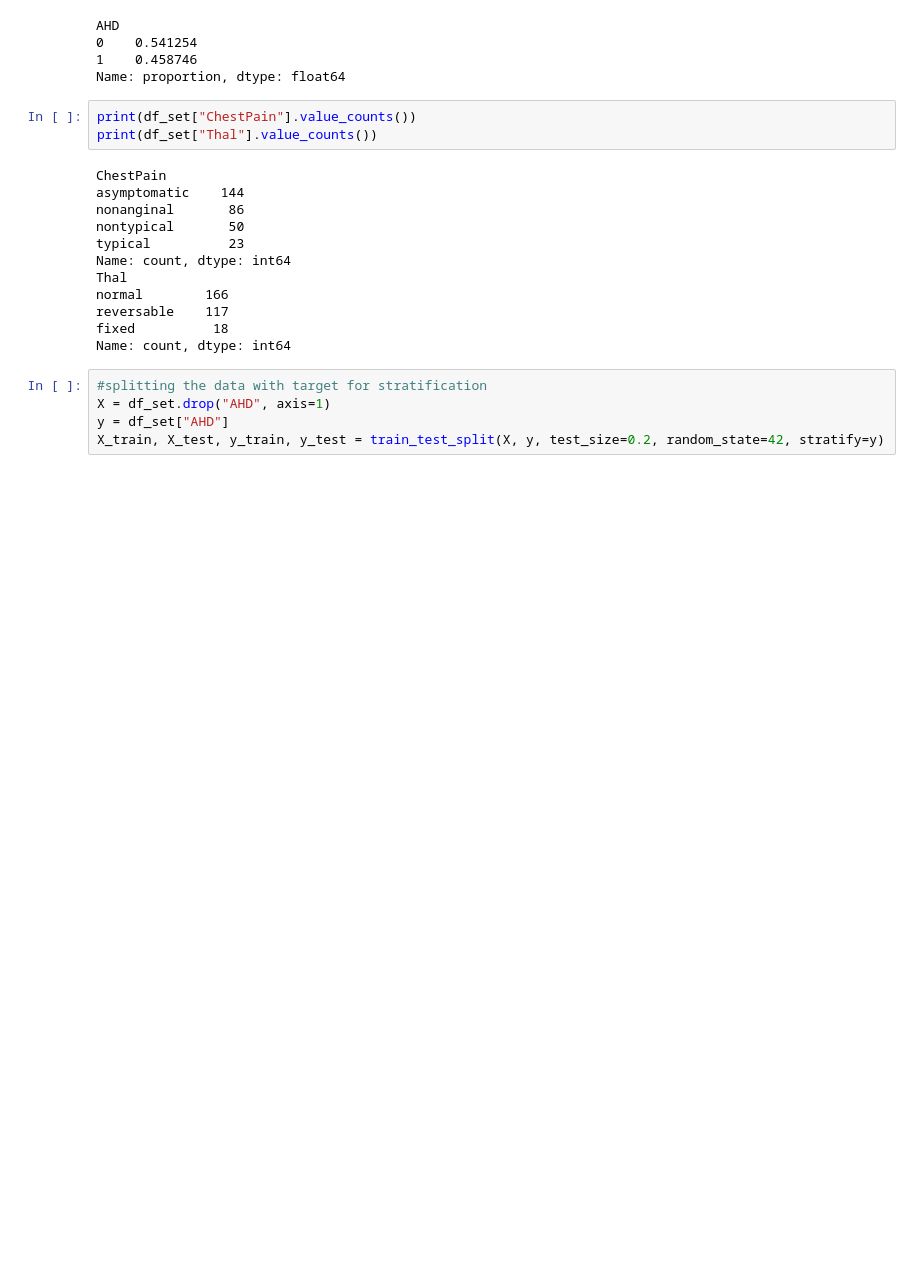
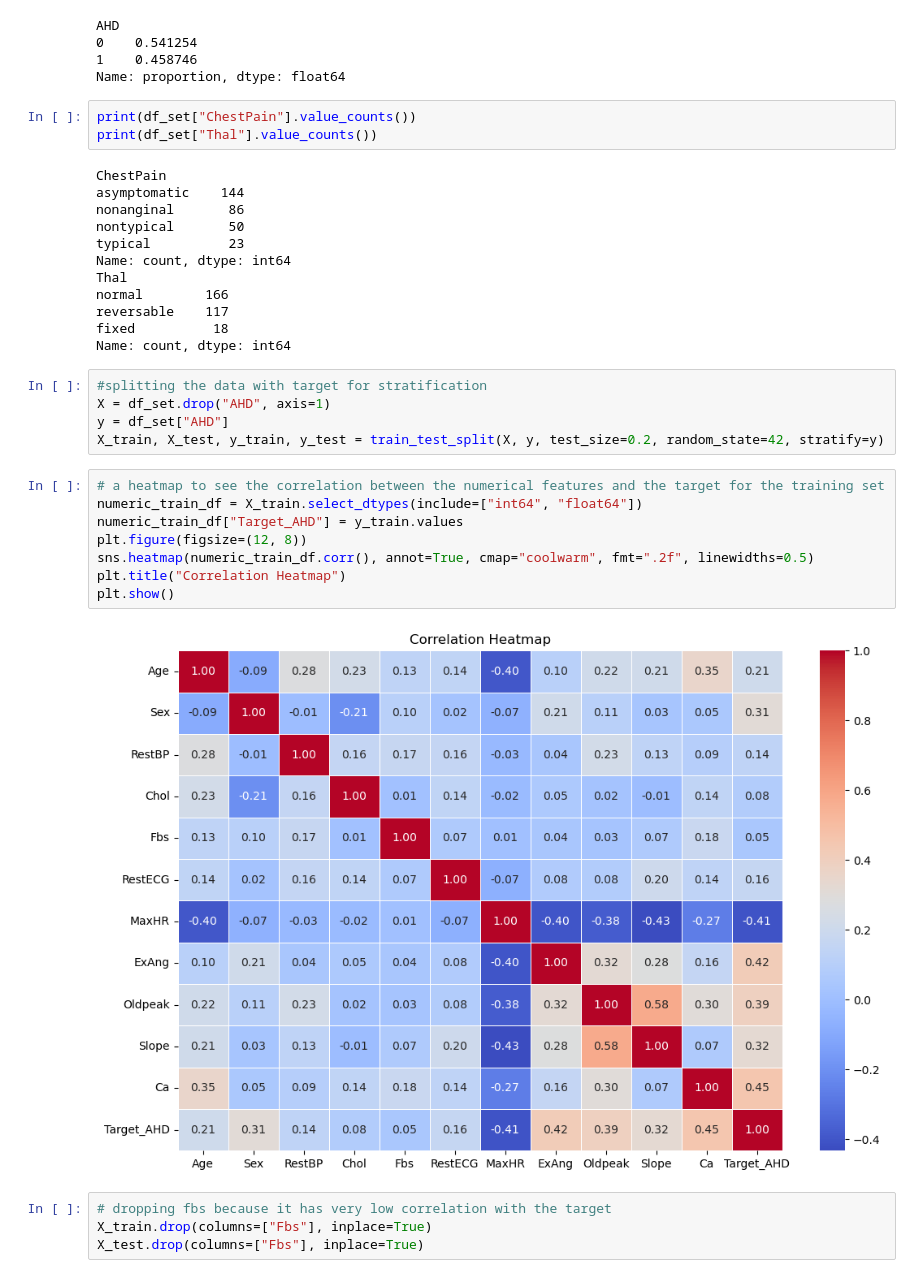
Before and after one commit to Claudy444/Heart_disease_classification, a Jupyter notebook: Heart_Disease_Analysis.ipynb, the cells around one changed output. Saved outputs shown, nothing was run; the diff lists cells and outputs as text; blank space fills up the shorter version.

Commit message:
Plotted correlation map and dropped Fbs column with insignificant correlation

```diff
--- a/Heart_Disease_Analysis.ipynb
+++ b/Heart_Disease_Analysis.ipynb
@@ -172,3 +172,17 @@ Name: count, dtype: int64
 X = df_set.drop("AHD", axis=1)
 y = df_set["AHD"]
 X_train, X_test, y_train, y_test = train_test_split(X, y, test_size=0.2, random_state=42, stratify=y)
+# %%
+# a heatmap to see the correlation between the numerical features and the target for the training set
+numeric_train_df = X_train.select_dtypes(include=["int64", "float64"])
+numeric_train_df["Target_AHD"] = y_train.values
+plt.figure(figsize=(12, 8))
+sns.heatmap(numeric_train_df.corr(), annot=True, cmap="coolwarm", fmt=".2f", linewidths=0.5)
+plt.title("Correlation Heatmap")
+plt.show()
+# %% [output]
+[figure, added]
+# %%
+# dropping fbs because it has very low correlation with the target
+X_train.drop(columns=["Fbs"], inplace=True)
+X_test.drop(columns=["Fbs"], inplace=True)
```
